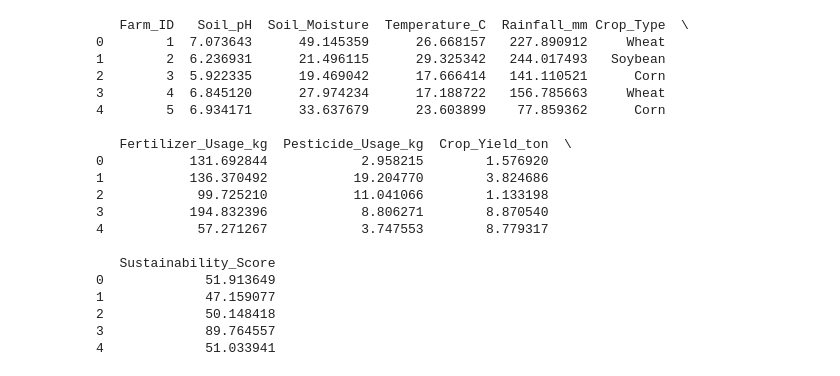
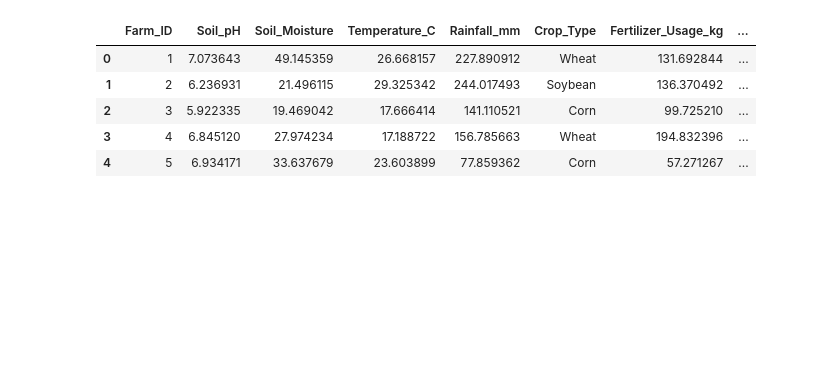
Before and after one commit to DiazHumberto/f_ds, a Jupyter notebook: notebooks/optimizing_sustainable_farming.ipynb, the cells around one changed output. Cells and saved outputs as stored; diff of their text form; code cells hidden in the pictures; blank space fills up the shorter version.

```diff
--- a/notebooks/optimizing_sustainable_farming.ipynb
+++ b/notebooks/optimizing_sustainable_farming.ipynb
@@ -6,28 +6,14 @@ import matplotlib.pyplot as plt
 # %%
 path = '/Users/eleazar/Documents/Projects/f_ds/dataset/farmer_advisor_dataset.csv'
 df = pd.read_csv(path)
-print(df.head())
+df.head()
 # %% [output]
-   Farm_ID   Soil_pH  Soil_Moisture  Temperature_C  Rainfall_mm Crop_Type  \
-0        1  7.073643      49.145359      26.668157   227.890912     Wheat
-1        2  6.236931      21.496115      29.325342   244.017493   Soybean
-2        3  5.922335      19.469042      17.666414   141.110521      Corn
-3        4  6.845120      27.974234      17.188722   156.785663     Wheat
-4        5  6.934171      33.637679      23.603899    77.859362      Corn
-
-   Fertilizer_Usage_kg  Pesticide_Usage_kg  Crop_Yield_ton  \
-0           131.692844            2.958215        1.576920
-1           136.370492           19.204770        3.824686
-2            99.725210           11.041066        1.133198
-3           194.832396            8.806271        8.870540
-4            57.271267            3.747553        8.779317
-
-   Sustainability_Score
-0             51.913649
-1             47.159077
-2             50.148418
-3             89.764557
-4             51.033941
+|  | Farm_ID | Soil_pH | Soil_Moisture | Temperature_C | Rainfall_mm | Crop_Type | Fertilizer_Usage_kg | ... |
+| 0 | 1 | 7.073643 | 49.145359 | 26.668157 | 227.890912 | Wheat | 131.692844 | ... |
+| 1 | 2 | 6.236931 | 21.496115 | 29.325342 | 244.017493 | Soybean | 136.370492 | ... |
+| 2 | 3 | 5.922335 | 19.469042 | 17.666414 | 141.110521 | Corn | 99.725210 | ... |
+| 3 | 4 | 6.845120 | 27.974234 | 17.188722 | 156.785663 | Wheat | 194.832396 | ... |
+| 4 | 5 | 6.934171 | 33.637679 | 23.603899 | 77.859362 | Corn | 57.271267 | ... |
 # %%
 path2 = '/Users/eleazar/Documents/Projects/f_ds/dataset/market_researcher_dataset.csv'
 df2 = pd.read_csv(path2)
```
Also changed, not shown: parts of 6 cells of this notebook.
